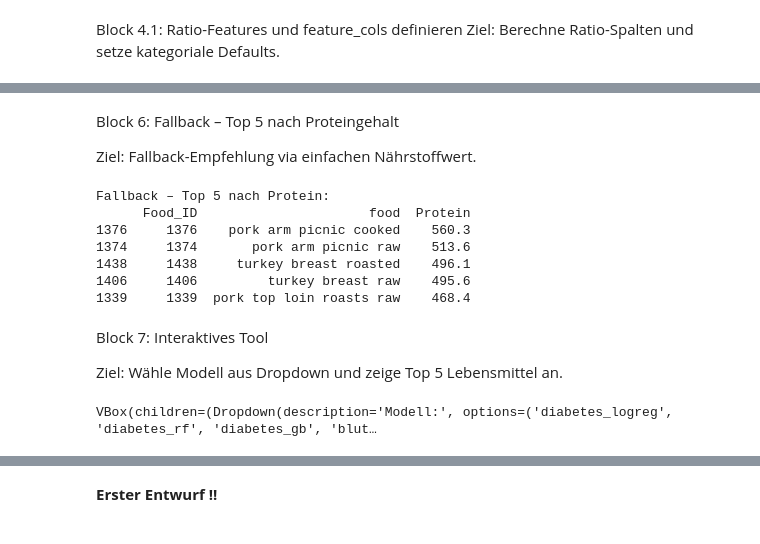
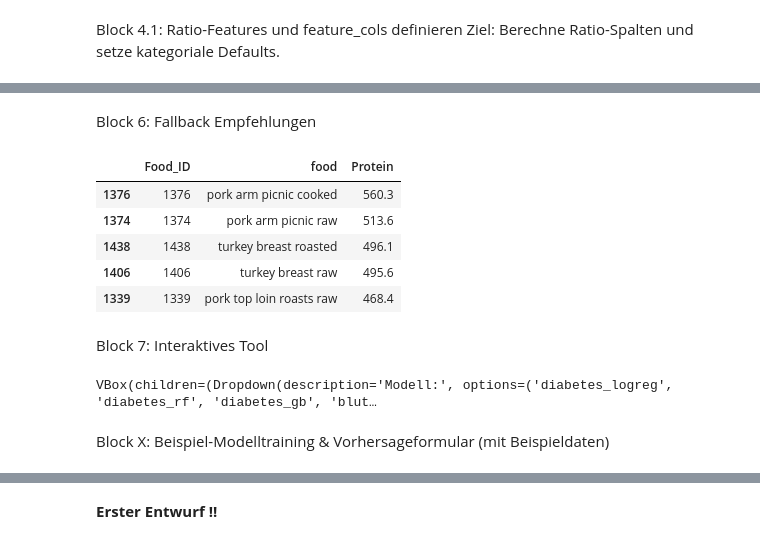
Before and after one commit to SheKJana/first-own-repository, a Jupyter notebook: Nach_KAQs.ipynb, the cells around one changed output, grey strips where cells are left out. Drawn from its saved outputs; the diff is of its cells as text; code cells hidden in the pictures.

```diff
--- a/Nach_KAQs.ipynb
+++ b/Nach_KAQs.ipynb
@@ -3071,10 +3135,9 @@ Ziel: Berechne Risiko-Scores aller 9 Modelle pro Lebensmittel.
 # %%
-for key, model in pipelines.items():
-    Xf = clean_df[feature_cols]
-    sc = model.predict_proba(Xf)[:,1] if hasattr(model,'predict_proba') else model.predict(Xf)
-    clean_df[f'score_{key}'] = sc
-print('Score-Spalten hinzugefügt:', [c for c in clean_df.columns if c.startswith('score_')])
-clean_df[[id_col, name_col] + [f'score_{k}' for k in pipelines]].head()
+for key,model in pipelines.items():
+    Xf=clean_df[feature_cols]
+    sc=model.predict_proba(Xf)[:,1]
+    clean_df[f'score_{key}']=sc
+clean_df[[id_col,name_col]+[f'score_{k}' for k in pipelines]].head()
 # %% [output]
 Found unknown categories in columns [0, 1, 2, 3] during transform. These unknown categories will be encoded as all zeros
 
@@ -3106,29 +3162,20 @@ Found unknown categories in columns [0, 1, 2, 3] during transform. These unknown
 | 2 | 2 | requeijao cremoso light catupiry | 0.760198 | 0.74 | 0.777769 | 0.421043 | ... |
 | 3 | 3 | ricotta cheese | 0.761982 | 0.75 | 0.958004 | 0.423160 | ... |
 | 4 | 4 | cream cheese low fat | 0.761799 | 0.75 | 0.958004 | 0.422594 | ... |
-# %% [markdown]
-Block 6: Fallback – Top 5 nach Proteingehalt
-
-Ziel: Fallback-Empfehlung via einfachen Nährstoffwert.
+# %% [markdown]
+Block 6: Fallback Empfehlungen
 # %%
-def recommend_by_nutrient(df, nut: str, n=5):
-    if nut not in df.columns:
-        raise ValueError(f"Nährstoff '{nut}' nicht gefunden.")
-    return df.sort_values(by=nut, ascending=False)[[id_col, name_col, nut]].head(n)
-print('Fallback – Top 5 nach Protein:')
-print(recommend_by_nutrient(clean_df, 'Protein', 5))
+def recommend_by_nutrient(df,nut,n=5): return df.sort_values(nut,ascending=False)[[id_col,name_col,nut]].head(n)
+recommend_by_nutrient(clean_df,'Protein',5)
 # %% [output]
-Fallback – Top 5 nach Protein:
-      Food_ID                      food  Protein
-1376     1376    pork arm picnic cooked    560.3
-1374     1374       pork arm picnic raw    513.6
-1438     1438     turkey breast roasted    496.1
-1406     1406         turkey breast raw    495.6
-1339     1339  pork top loin roasts raw    468.4
+|  | Food_ID | food | Protein |
+| 1376 | 1376 | pork arm picnic cooked | 560.3 |
+| 1374 | 1374 | pork arm picnic raw | 513.6 |
+| 1438 | 1438 | turkey breast roasted | 496.1 |
+| 1406 | 1406 | turkey breast raw | 495.6 |
+| 1339 | 1339 | pork top loin roasts raw | 468.4 |
-# %% [markdown]
-Block 7: Interaktives Tool
-
-Ziel: Wähle Modell aus Dropdown und zeige Top 5 Lebensmittel an.
+# %% [markdown]
+Block 7: Interaktives Tool
 # %%
 import ipywidgets as widgets
 from IPython.display import display,clear_output
@@ -3153,3 +3200,5 @@ recommend_button.on_click(on_recommend)
 display(widgets.VBox([model_dropdown,recommend_button,output]))
 # %% [output]
 VBox(children=(Dropdown(description='Modell:', options=('diabetes_logreg', 'diabetes_rf', 'diabetes_gb', 'blut…
+# %% [markdown]
+Block X: Beispiel-Modelltraining & Vorhersageformular (mit Beispieldaten)
```
Also changed, not shown: parts of 10 cells of this notebook.
